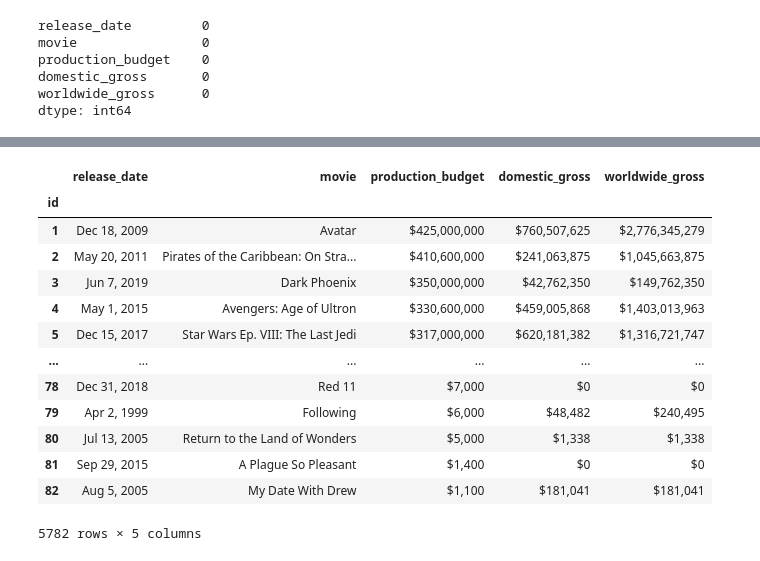
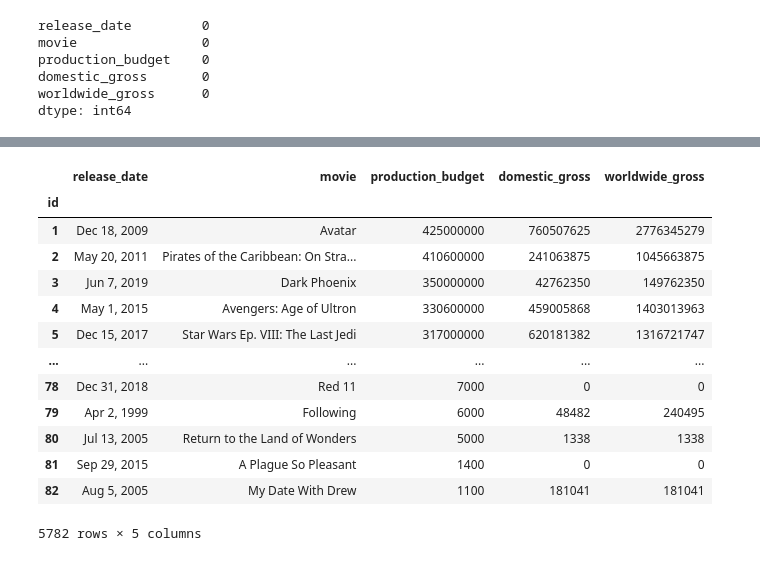
Before and after one commit to wanjikuciku/Phase-1-Project, a Jupyter notebook: project.ipynb, the cells around one changed output, grey strips where cells are left out. Drawn from its saved outputs; the diff is of its cells as text; code cells hidden in the pictures.

Commit message:
working on removing the , in the domestic,production,worldwide columns

```diff
--- a/project.ipynb
+++ b/project.ipynb
@@ -313,0 +298,6 @@ movie_budget.sort_values('worldwide_gross')
+# %%
+# Working on removing the dollar signs so as to have appropriate data
+movie_budget['worldwide_gross'] = movie_budget['worldwide_gross'].str.replace("$",'')
+movie_budget['domestic_gross'] = movie_budget['domestic_gross'].str.replace("$",'')
+movie_budget['production_budget'] = movie_budget['production_budget'].str.replace("$",'')
+movie_budget
@@ -313,0 +319,6 @@ movie_budget.sort_values('worldwide_gross')
+# %%
+# Working on removing the , so as to have appropriate data
+movie_budget['worldwide_gross'] = movie_budget['worldwide_gross'].str.replace(",",'')
+movie_budget['domestic_gross'] = movie_budget['domestic_gross'].str.replace(",",'')
+movie_budget['production_budget'] = movie_budget['production_budget'].str.replace(",",'')
+movie_budget
@@ -314,21 +340,20 @@ movie_budget.sort_values('worldwide_gross')
 # %%
 # dropping rows with 0 domestic gross and worldwide gross
-# movie_budget = movie_budget.drop(index=[row for row in movie_budget.index if 0 in movie_budget.loc[row].values])
-# movie_budget
-budget = movie_budget[movie_budget.worldwide_gross != $0]
-budget
+movie_budget = movie_budget.drop(index=[row for row in movie_budget.index if 0 in movie_budget.loc[row].values])
+movie_budget
+# budget = movie_budget[movie_budget.worldwide_gross != 0]
 # %% [output]
 |  | release_date | movie | production_budget | domestic_gross | worldwide_gross |
 | id |  |  |  |  |  |
-| 1 | Dec 18, 2009 | Avatar | $425,000,000 | $760,507,625 | $2,776,345,279 |
-| 2 | May 20, 2011 | Pirates of the Caribbean: On Stra... | $410,600,000 | $241,063,875 | $1,045,663,875 |
-| 3 | Jun 7, 2019 | Dark Phoenix | $350,000,000 | $42,762,350 | $149,762,350 |
-| 4 | May 1, 2015 | Avengers: Age of Ultron | $330,600,000 | $459,005,868 | $1,403,013,963 |
-| 5 | Dec 15, 2017 | Star Wars Ep. VIII: The Last Jedi | $317,000,000 | $620,181,382 | $1,316,721,747 |
+| 1 | Dec 18, 2009 | Avatar | 425000000 | 760507625 | 2776345279 |
+| 2 | May 20, 2011 | Pirates of the Caribbean: On Stra... | 410600000 | 241063875 | 1045663875 |
+| 3 | Jun 7, 2019 | Dark Phoenix | 350000000 | 42762350 | 149762350 |
+| 4 | May 1, 2015 | Avengers: Age of Ultron | 330600000 | 459005868 | 1403013963 |
+| 5 | Dec 15, 2017 | Star Wars Ep. VIII: The Last Jedi | 317000000 | 620181382 | 1316721747 |
 | ... | ... | ... | ... | ... | ... |
-| 78 | Dec 31, 2018 | Red 11 | $7,000 | $0 | $0 |
-| 79 | Apr 2, 1999 | Following | $6,000 | $48,482 | $240,495 |
-| 80 | Jul 13, 2005 | Return to the Land of Wonders | $5,000 | $1,338 | $1,338 |
-| 81 | Sep 29, 2015 | A Plague So Pleasant | $1,400 | $0 | $0 |
-| 82 | Aug 5, 2005 | My Date With Drew | $1,100 | $181,041 | $181,041 |
+| 78 | Dec 31, 2018 | Red 11 | 7000 | 0 | 0 |
+| 79 | Apr 2, 1999 | Following | 6000 | 48482 | 240495 |
+| 80 | Jul 13, 2005 | Return to the Land of Wonders | 5000 | 1338 | 1338 |
+| 81 | Sep 29, 2015 | A Plague So Pleasant | 1400 | 0 | 0 |
+| 82 | Aug 5, 2005 | My Date With Drew | 1100 | 181041 | 181041 |
 5782 rows × 5 columns
```
Also changed, not shown: parts of 4 cells of this notebook.
